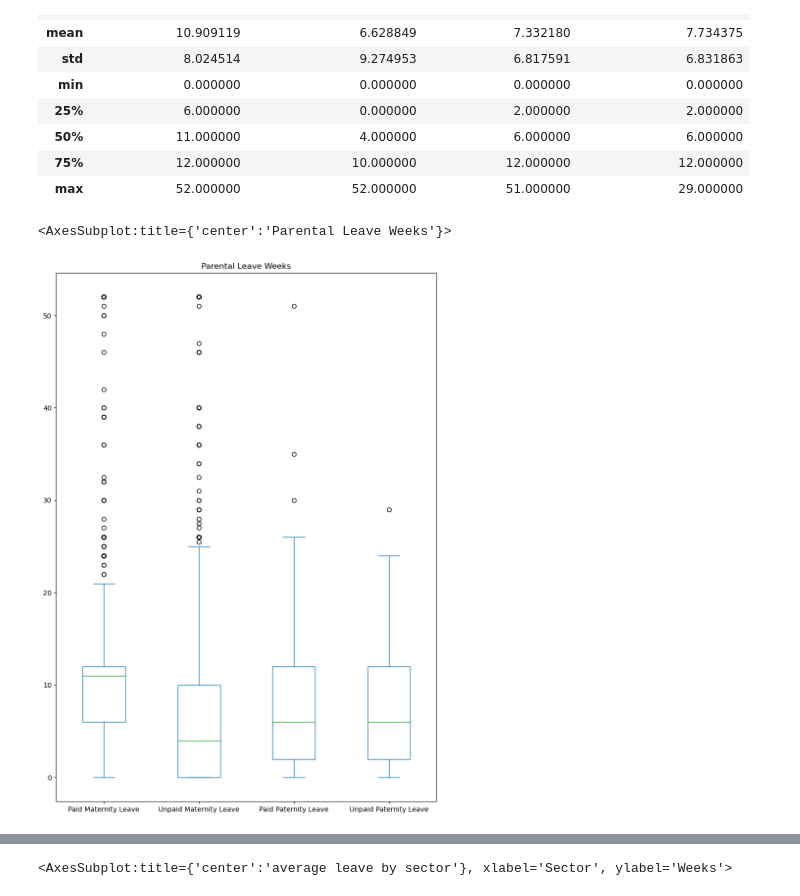
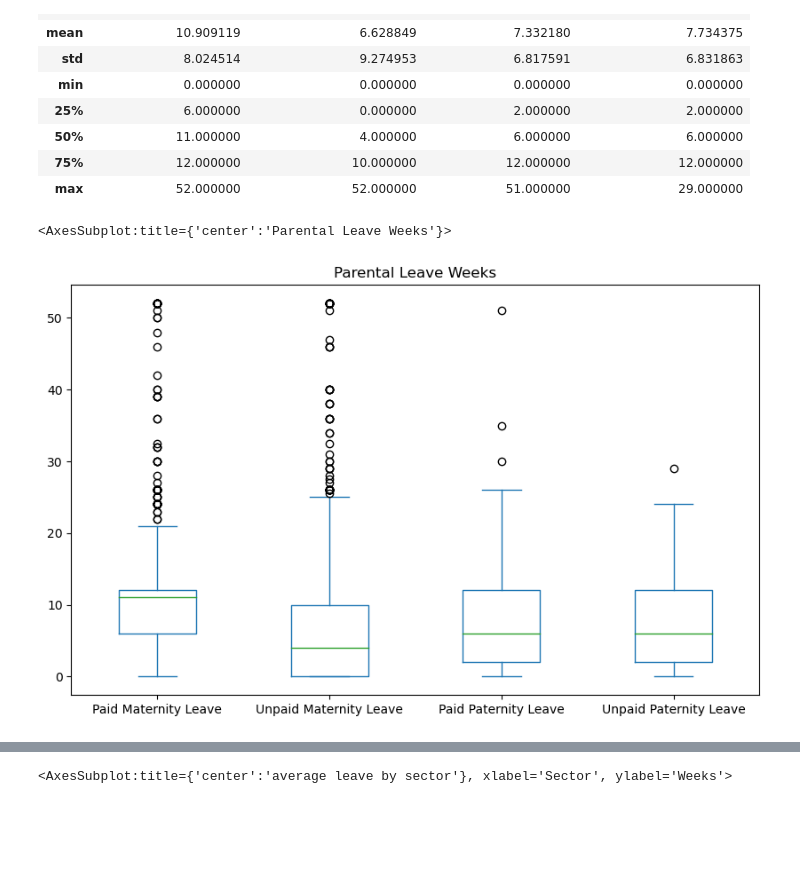
Before and after one commit to moic10x/Project-1-Bootcamp, a Jupyter notebook: Unpaid_Maternity_Leave.ipynb, the cells around one changed output, grey strips where cells are left out. Cells and saved outputs as stored; diff of their text form; code cells hidden in the pictures; blank space fills up the shorter version.

```diff
--- a/Unpaid_Maternity_Leave.ipynb
+++ b/Unpaid_Maternity_Leave.ipynb
@@ -141,13 +141,13 @@ parental_leave_df.describe()
 # %%
 # Plot boxplot for Parental Leave averages
 
 parental_leave_df.plot(
     kind='box',
     title='Parental Leave Weeks',
-    figsize=(10,14))
+    figsize=(10,6))
 # %% [output]
 <AxesSubplot:title={'center':'Parental Leave Weeks'}>
-[figure, old version]
+[figure, new version]
 # %%
 # Calculate average leave by sector
 
```
Also changed, not shown: parts of 6 cells of this notebook.
